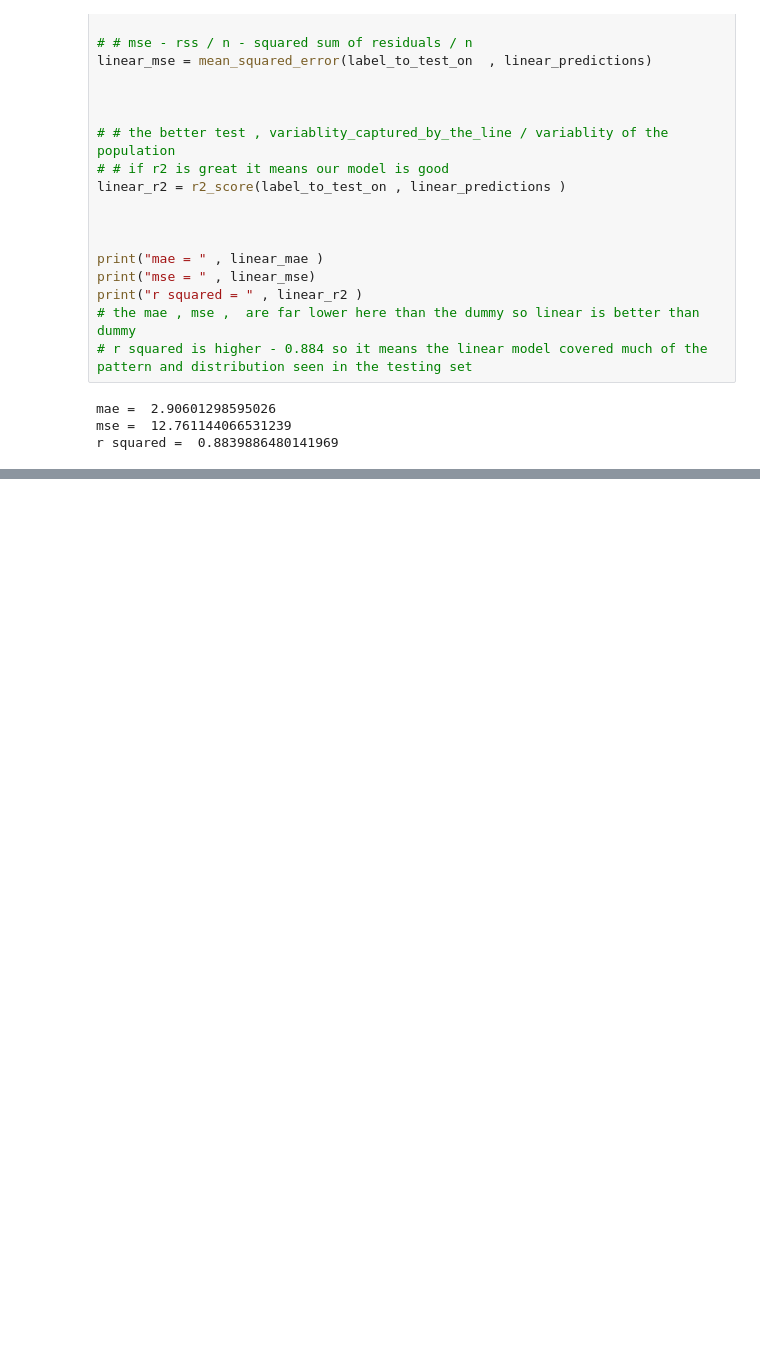
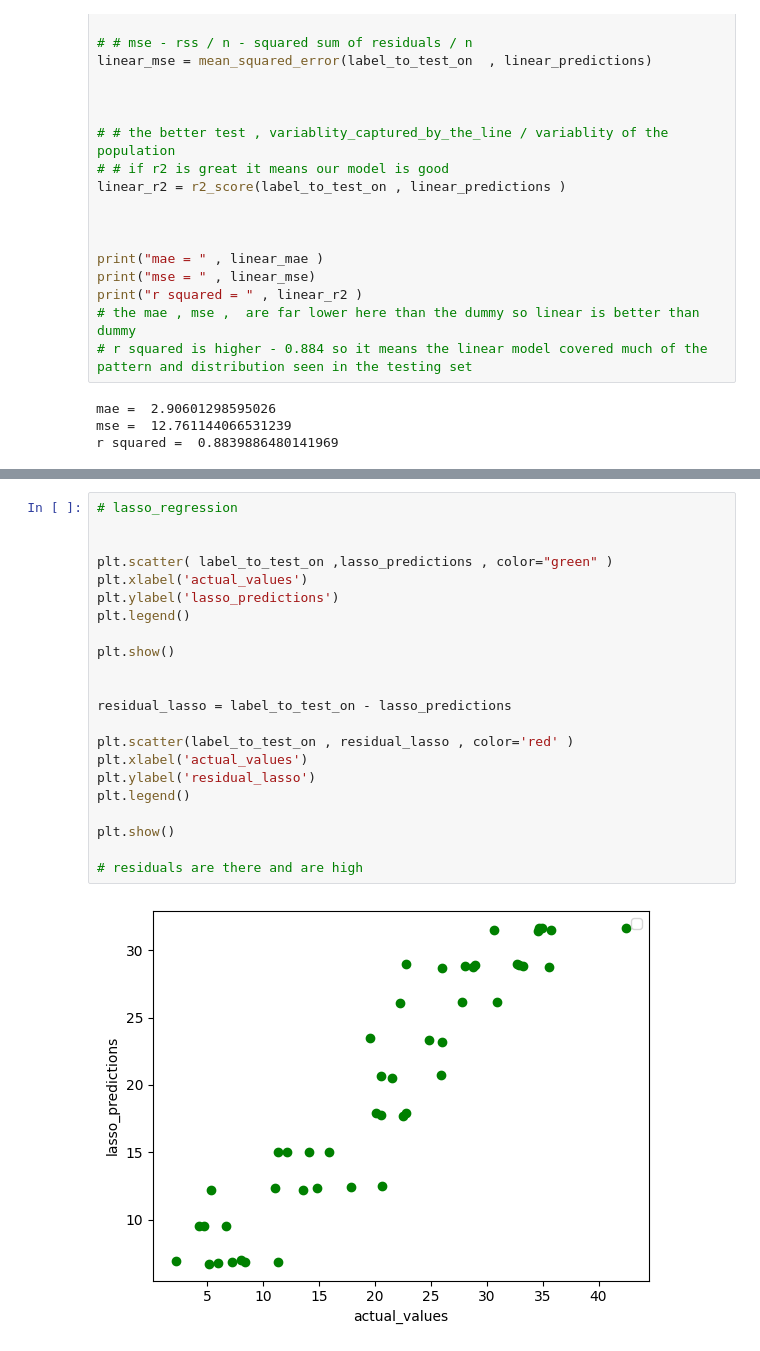
Before and after one commit to Elizabeth-Abay/Elizabeth-Abay-UGR-3071-16-ML-Labs, a Jupyter notebook: Lab-03/main.ipynb, the cells around one changed output, grey strips where cells are left out. Cells and saved outputs as stored; diff of their text form; blank space fills up the shorter version.

```diff
--- a/Lab-03/main.ipynb
+++ b/Lab-03/main.ipynb
@@ -161,0 +487,24 @@ r squared =  0.8839886480141969
+# %%
+# lasso_regression
+
+
+plt.scatter( label_to_test_on ,lasso_predictions , color="green" )
+plt.xlabel('actual_values')
+plt.ylabel('lasso_predictions')
+plt.legend()
+
+plt.show()
+
+
+residual_lasso = label_to_test_on - lasso_predictions
+
+plt.scatter(label_to_test_on , residual_lasso , color='red' )
+plt.xlabel('actual_values')
+plt.ylabel('residual_lasso')
+plt.legend()
+
+plt.show()
+
+# residuals are there and are high
+# %% [output]
+[figure, added]
```
Also changed, not shown: parts of 16 cells of this notebook.
